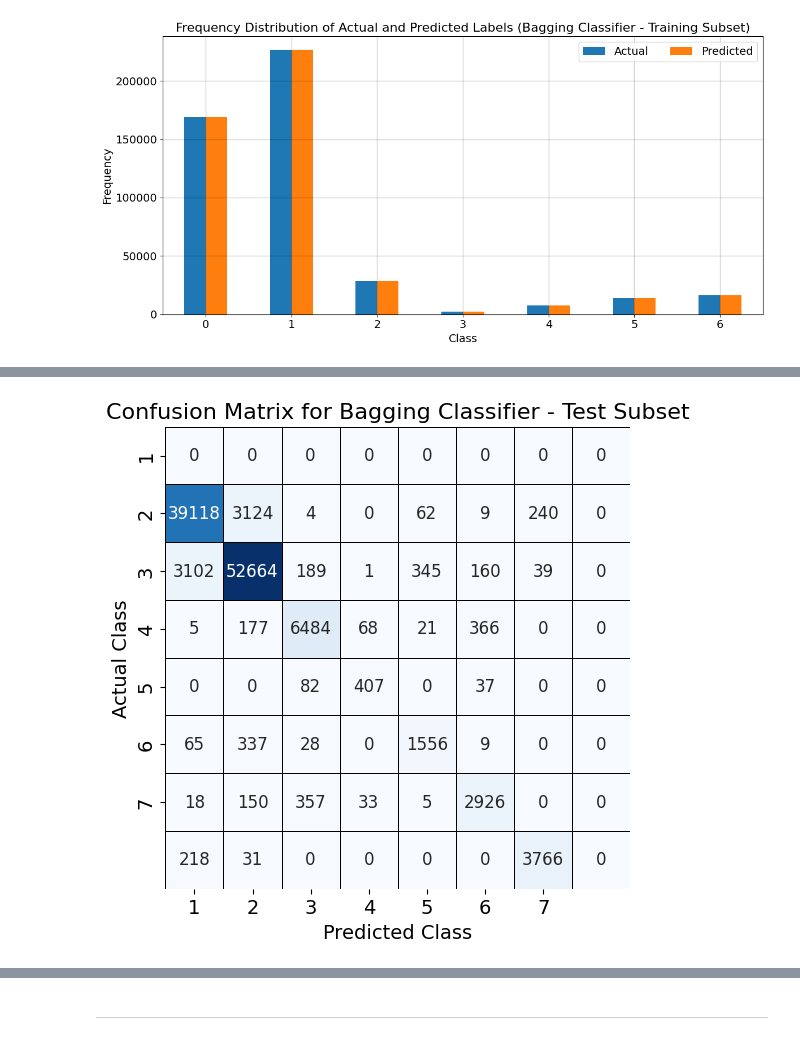
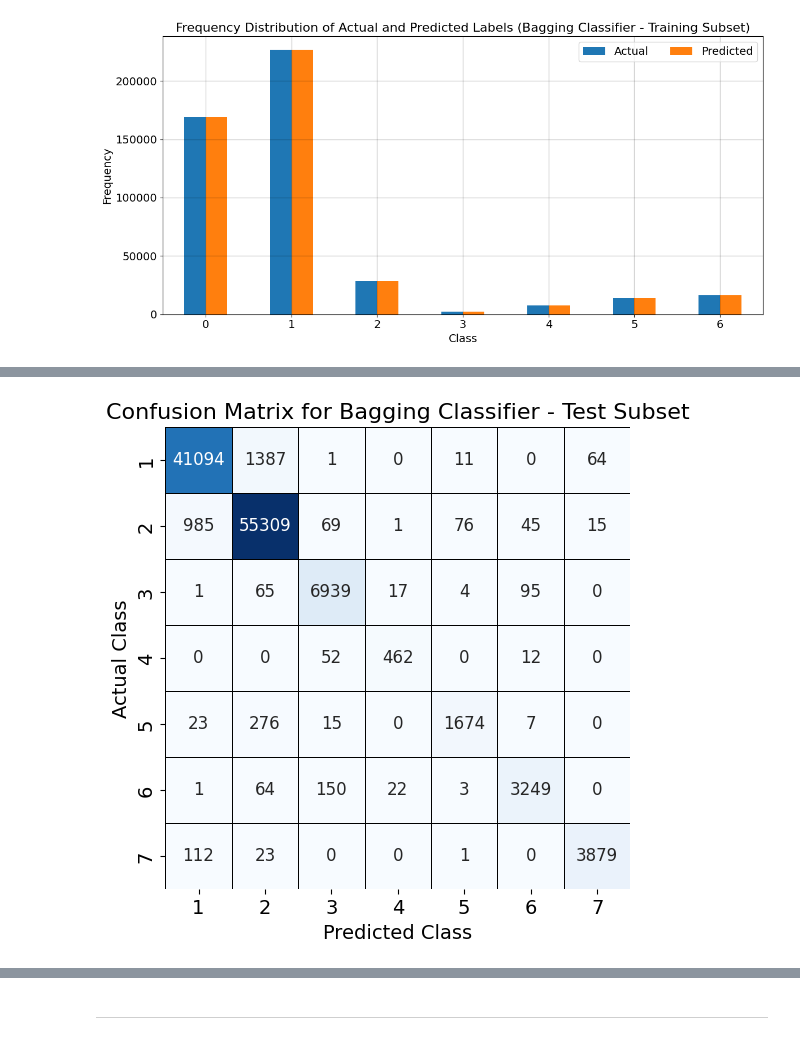
Before and after one commit to Mouleshwar3238/Forest_Cover_Classification, a Jupyter notebook: Bagging_ForestCover.ipynb, the cells around one changed output, grey strips where cells are left out. Cells and saved outputs as stored; diff of their text form; code cells hidden in the pictures.

```diff
--- a/Bagging_ForestCover.ipynb
+++ b/Bagging_ForestCover.ipynb
@@ -82,0 +60,9 @@ Estimator 20 Training Accuracy: 0.011
+# %%
+halving_search = HalvingGridSearchCV(estimator=model,
+                                     param_grid=param_grid,
+                                     cv=5,
+                                     factor=3,
+                                     n_jobs=-1,
+                                     verbose=3)
+
+halving_search.fit(X_train, y_train)
@@ -83,2 +172,8 @@ Estimator 20 Training Accuracy: 0.011
+# %%
+best_bag_clf = halving_search.best_estimator_
+
+# Making predictions with the best estimator
+y_train_pred = best_bag_clf.predict(X_train)
+y_test_pred = best_bag_clf.predict(X_test)
 # %%
 # Computing the performance metrics for the training subset
@@ -138,9 +231,6 @@ fig.tight_layout()
 plt.show()
 # %% [output]
 [figure]
-# %%
-# Predictions for the test set
-y_test_pred = bgc.predict(X_test)
 # %%
 # Computing the performance metrics for the test subset
 test_accuracy = accuracy_score(y_test, y_test_pred)
@@ -160,8 +249,0 @@ Test F1 Score (in %): 96.504
-# %%
-estimator_accuracies = []
-
-for i, estimator in enumerate(bgc.estimators_):
-    y_test_pred = estimator.predict(X_test)
-    accuracy = accuracy_score(y_test, y_test_pred)
-    estimator_accuracies.append(accuracy)
-    print(f"Estimator {i+1} Test Accuracy: {accuracy:.3f}")
@@ -189,16 +250,16 @@ Estimator 20 Test Accuracy: 0.029
 # %%
 conf_mat_test = confusion_matrix(y_test,y_test_pred)
 
 plt.figure(figsize=(6,6))
 sns.heatmap(conf_mat_test, annot=True, fmt='d', cmap='Blues', cbar=False, linewidths=0.5, linecolor='black',
-            xticklabels=bgc.classes_, yticklabels=bgc.classes_, annot_kws={"size": 12})
+            xticklabels=best_bag_clf.classes_, yticklabels=best_bag_clf.classes_, annot_kws={"size": 12})
 plt.xlabel('Predicted Class', color='black', fontsize=14)
 plt.ylabel('Actual Class', color='black', fontsize=14)
 plt.title('Confusion Matrix for Bagging Classifier - Test Subset', color='black', fontsize=16)
 plt.tick_params(axis='both', which='major', labelsize=14)
 plt.show()
 # %% [output]
-[figure, old version]
+[figure, new version]
 # %%
 # Plotting the bar graph for frequency distribution of actual and predicted labels (Test Subset)
 actual_labels_test, actual_counts_test = np.unique(y_test, return_counts=True)
```
Also changed, not shown: parts of 17 cells of this notebook.
